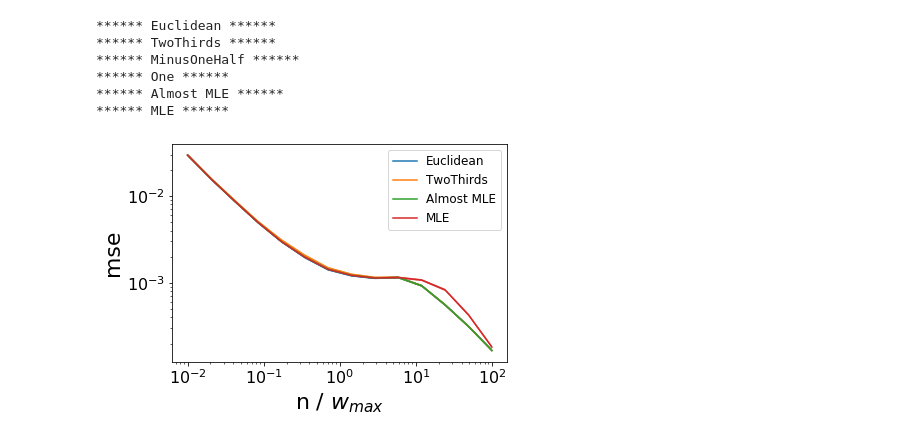
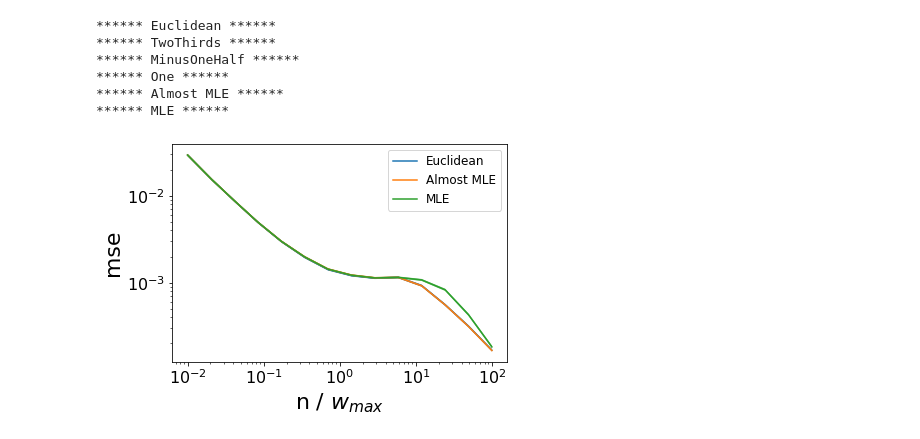
Before and after one commit to pmineiro/elfcb, a Jupyter notebook: EuclideanEstimate.ipynb, the cells around one changed output. Cells and saved outputs as stored; diff of their text form; code cells hidden in the pictures.

```diff
--- a/EuclideanEstimate.ipynb
+++ b/EuclideanEstimate.ipynb
@@ -444,16 +445,16 @@ class CressieRead:
     @staticmethod
     def dualobjective(gamma, beta, data, n, lam):
         lampow = lam / (1 + lam)
-        dual = (-2 / (1 + lam)) * (gamma + beta + 1 / lam)
-        dual += (2 / lam) * sum((c/n) * (gamma + beta * w)**lampow for c, w, _ in data)
+        dual = - gamma - beta
+        dual += (1 / lampow) * sum((c/n) * (gamma + beta * w)**lampow for c, w, _ in data)
         return -dual
 
     @staticmethod
     def jacdualobjective(gamma, beta, data, n, lam):
         lampow = lam / (1 + lam)
-        j = [ -2 / (1 + lam), -2 / (1 + lam) ]
+        j = [ -1, -1 ]
         for c, w, _ in data:
-            dx = (2 / lam) * (c/n) * lampow * (gamma + beta * w)**(lampow - 1)
+            dx = (c/n) * (gamma + beta * w)**(lampow - 1)
             j[0] += dx
             j[1] += dx * w
 
@@ -464,8 +465,8 @@ class CressieRead:
         lampow = lam / (1 + lam)
         h = [ 0, 0, 0 ]
         for c, w, _ in data:
-            dx = (2 / lam) * (c/n) *  lampow * (gamma + beta * w)**(lampow - 1)
-            d2x = (2 / lam) * (c/n) * lampow * (lampow - 1) * (gamma + beta * w)**(lampow - 2)
+#             dx = (c/n) * (gamma + beta * w)**(lampow - 1)
+            d2x = (c/n) * (lampow - 1) * (gamma + beta * w)**(lampow - 2)
             h[0] += d2x
             h[1] += d2x * w
             h[2] += d2x * w * w
@@ -518,7 +519,9 @@ class CressieRead:
             if soln['status'] != 'optimal':
                 import sys
                 print('.', file=sys.stderr, end='')
-        fstar, (gammastar, betastar) = -n * soln['primal objective'], soln['x']
+
+        fstar = -(2 * n / (lam * (1 + lam))) * (1 + lam * soln['primal objective'])
+        (gammastar, betastar) = soln['x']
 
         estimate = sum((c/n) * w * r * (gammastar + betastar * w)**(-1 / (1 + lam)) for c, w, r in data)
         missing = max(0, 1 - sum((c/n) * w * 1 * (gammastar + betastar * w)**(-1 / (1 + lam)) for c, w, _ in data))
@@ -611,32 +614,32 @@ class FlassPlot:
     def savefig(filename):
         import matplotlib.pyplot as plt
 
         plt.savefig(filename, bbox_inches='tight')
 
     @staticmethod
     def plt():
         import matplotlib.pyplot as plt
 
         return plt
 
 import pickle
 allres = pickle.load(open( "epsilongreedy_estimate_euclideanres.p", "rb" ) )
 
 renameit = { }
-skip = { 'MinusOneHalf': 1, 'One': 1 }
+skip = { 'TwoThirds': 1, 'MinusOneHalf': 1, 'One': 1 }
 FlassPlot.forpaper()
 for name, res in allres:
     if name in skip:
         continue
     x = [ x[0] for x in res ]
     y = [ x[1]['mse'] for x in res ]
     ylo = [ x[1]['mse'] - 1.96 * x[1]['msestd'] for x in res ]
     yhi = [ x[1]['mse'] + 1.96 * x[1]['msestd'] for x in res ]
     FlassPlot.plt().loglog([ x[0] for x in res ], [ x[1]['mse'] for x in res ], label=renameit.get(name, name))
     FlassPlot.plt().fill_between(x, ylo, yhi, alpha=0.7)
 FlassPlot.plt().legend()
 
 FlassPlot.axeslabel('n / $w_{max}$', 'mse')
 #FlassPlot.plt().savefig("epsilongreedy_mse.pdf", bbox_inches='tight')
 # %% [output]
-[figure, old version]
+[figure, new version]
```
Also changed, not shown: parts of 1 cell of this notebook.
